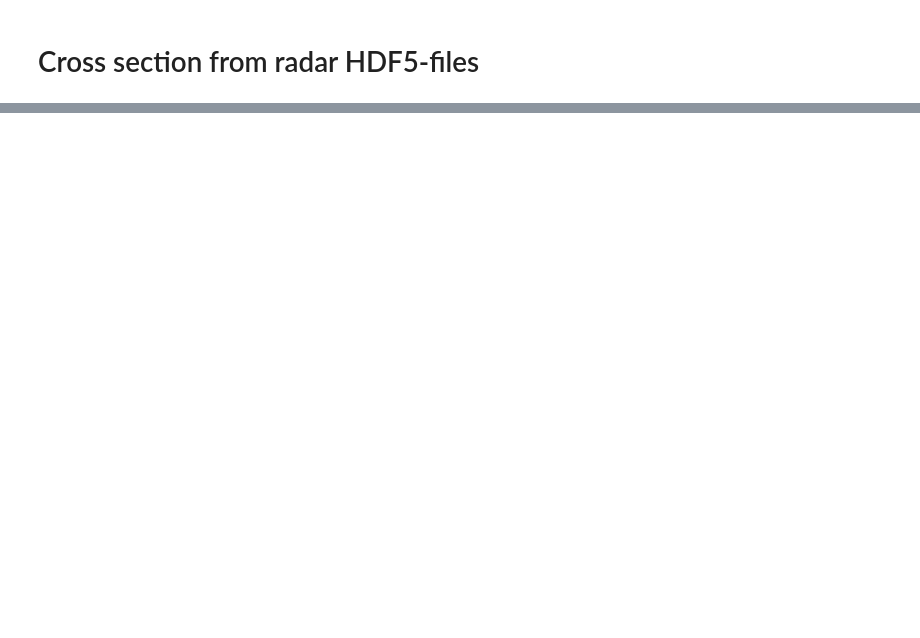
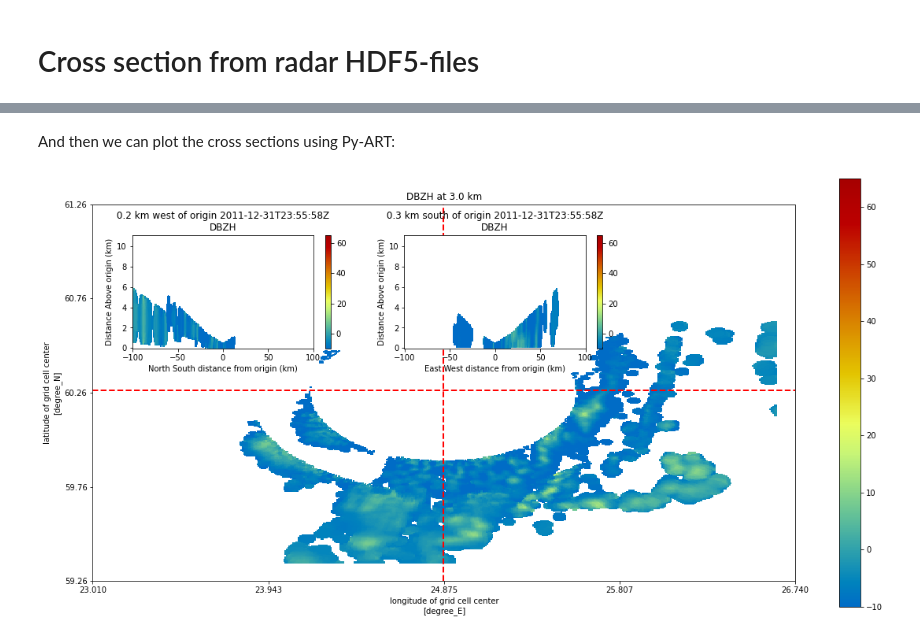
Before and after one commit to fmidev/opendata-resources, a Jupyter notebook: examples/python/radar-cross-section-from-hdf5.ipynb, the cells around one changed output, grey strips where cells are left out. Cells and saved outputs as stored; diff of their text form; code cells hidden in the pictures; blank space fills up the shorter version.

```diff
--- a/examples/python/radar-cross-section-from-hdf5.ipynb
+++ b/examples/python/radar-cross-section-from-hdf5.ipynb
@@ -288,0 +148,35 @@ Precipitation sum at 63.1593,29.8346 (Koli, Finland) on 10th July 2020 is 8.11 m
+# %%
+grids = pyart.map.grid_from_radars(
+        (radar,),
+        grid_shape=(100, 360, 500), # 100 vertical levels + original data size
+        grid_limits= ((0, 11000), (-100.00*1000.0, 100.*1000.0), (-100.0*1000.0, 100.*1000.0)), # 100 km from radar center
+        fields=['DBZH'],
+        refl_field='DBZH',
+        max_refl=100.)
+# %% [markdown]
+And then we can plot the cross sections using Py-ART:
+# %%
+# panel sizes
+x_cut_panel_axes = [0.16, 0.58, .2, .2]
+y_cut_panel_axes = [0.4, 0.58, .2, .2]
+
+# parameters
+level = 30 # 3 km above ground
+# We take radar centeer from wradlib object
+lat = lat=vol[0].data.latitude.data
+lon = lon=vol[0].data.longitude.data
+
+fig = plt.figure(figsize=[20, 10])
+
+grid_display = pyart.graph.GridMapDisplay(grids)
+
+grid_display.plot_grid('DBZH', level=level, title='DBZH at {} km'.format(level/10), ax=ax1)
+grid_display.plot_crosshairs(lon=lon, lat=lat)
+
+ax2 = fig.add_axes(x_cut_panel_axes)
+grid_display.plot_longitude_slice('DBZH', lon=lon, lat=lat)
+
+ax3 = fig.add_axes(y_cut_panel_axes)
+grid_display.plot_latitude_slice('DBZH', lon=lon, lat=lat)
+# %% [output]
+[figure, added]
```
Also changed, not shown: parts of 40 cells of this notebook.
